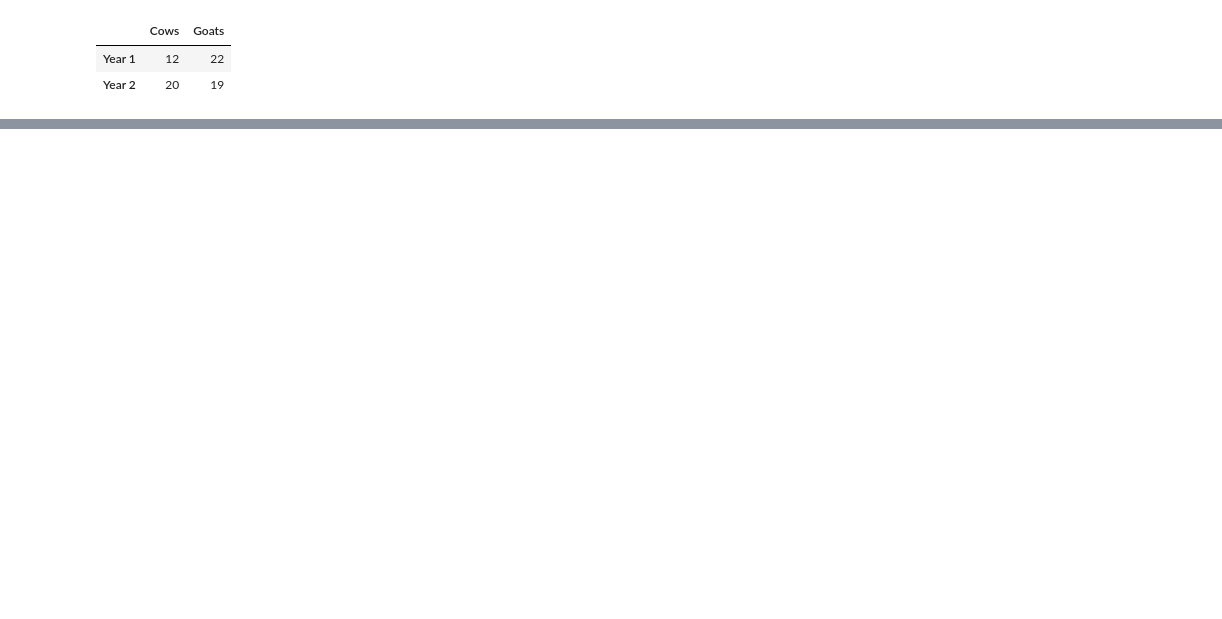
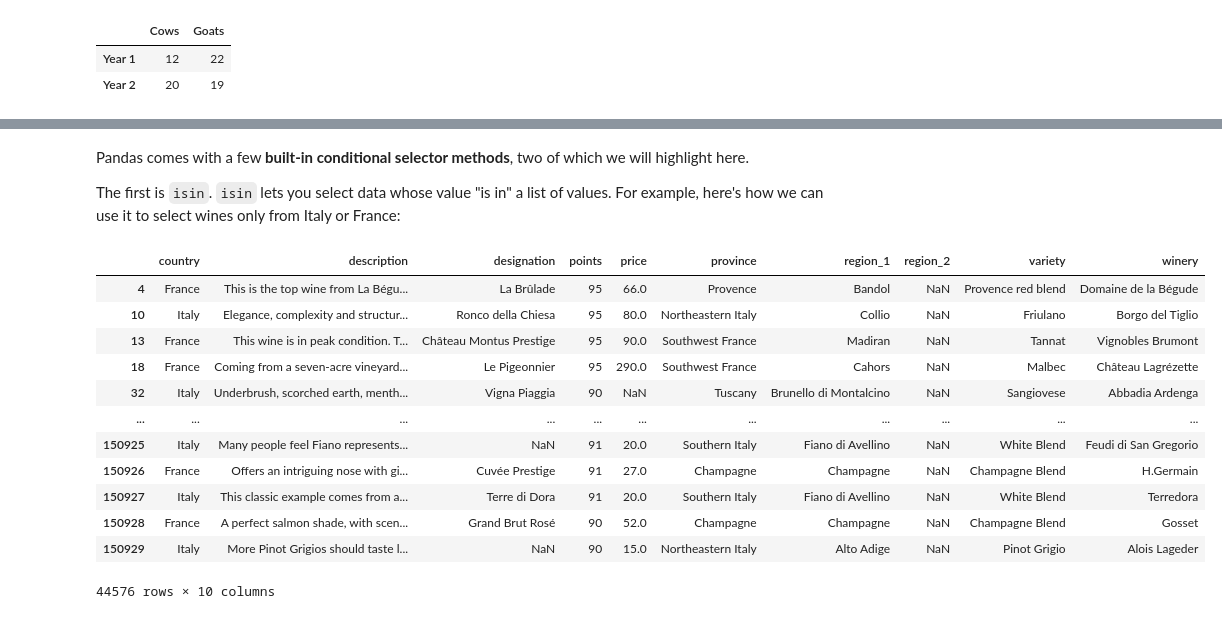
Before and after one commit to nachoacev/practice-data-science, a Jupyter notebook: PandasTutorial.ipynb, the cells around one changed output, grey strips where cells are left out. Cells and saved outputs as stored; diff of their text form; code cells hidden in the pictures; blank space fills up the shorter version.

```diff
--- a/PandasTutorial.ipynb
+++ b/PandasTutorial.ipynb
@@ -125,0 +407,20 @@ animals.to_csv('animals.csv')
+# %% [markdown]
+Pandas comes with a few **built-in conditional selector methods**, two of which we will highlight here.
+
+The first is `isin`. `isin` lets you select data whose value "is in" a list of values. For example, here's how we can use it to select wines only from Italy or France:
+# %%
+wine_reviews.loc[wine_reviews.country.isin(['France', 'Italy'])]
+# %% [output]
+|  | country | description | designation | points | price | province | region_1 | region_2 | variety | winery |
+| 4 | France | This is the top wine from La Bégu... | La Brûlade | 95 | 66.0 | Provence | Bandol | NaN | Provence red blend | Domaine de la Bégude |
+| 10 | Italy | Elegance, complexity and structur... | Ronco della Chiesa | 95 | 80.0 | Northeastern Italy | Collio | NaN | Friulano | Borgo del Tiglio |
+| 13 | France | This wine is in peak condition. T... | Château Montus Prestige | 95 | 90.0 | Southwest France | Madiran | NaN | Tannat | Vignobles Brumont |
+| 18 | France | Coming from a seven-acre vineyard... | Le Pigeonnier | 95 | 290.0 | Southwest France | Cahors | NaN | Malbec | Château Lagrézette |
+| 32 | Italy | Underbrush, scorched earth, menth... | Vigna Piaggia | 90 | NaN | Tuscany | Brunello di Montalcino | NaN | Sangiovese | Abbadia Ardenga |
+| ... | ... | ... | ... | ... | ... | ... | ... | ... | ... | ... |
+| 150925 | Italy | Many people feel Fiano represents... | NaN | 91 | 20.0 | Southern Italy | Fiano di Avellino | NaN | White Blend | Feudi di San Gregorio |
+| 150926 | France | Offers an intriguing nose with gi... | Cuvée Prestige | 91 | 27.0 | Champagne | Champagne | NaN | Champagne Blend | H.Germain |
+| 150927 | Italy | This classic example comes from a... | Terre di Dora | 91 | 20.0 | Southern Italy | Fiano di Avellino | NaN | White Blend | Terredora |
+| 150928 | France | A perfect salmon shade, with scen... | Grand Brut Rosé | 90 | 52.0 | Champagne | Champagne | NaN | Champagne Blend | Gosset |
+| 150929 | Italy | More Pinot Grigios should taste l... | NaN | 90 | 15.0 | Northeastern Italy | Alto Adige | NaN | Pinot Grigio | Alois Lageder |
+44576 rows × 10 columns
```
Also changed, not shown: parts of 36 cells of this notebook.
